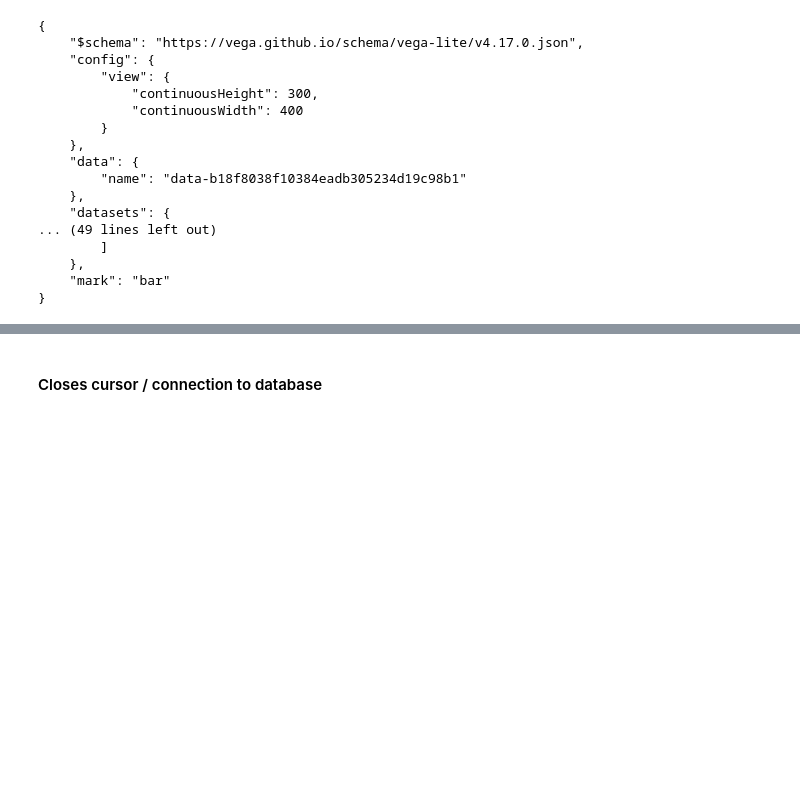
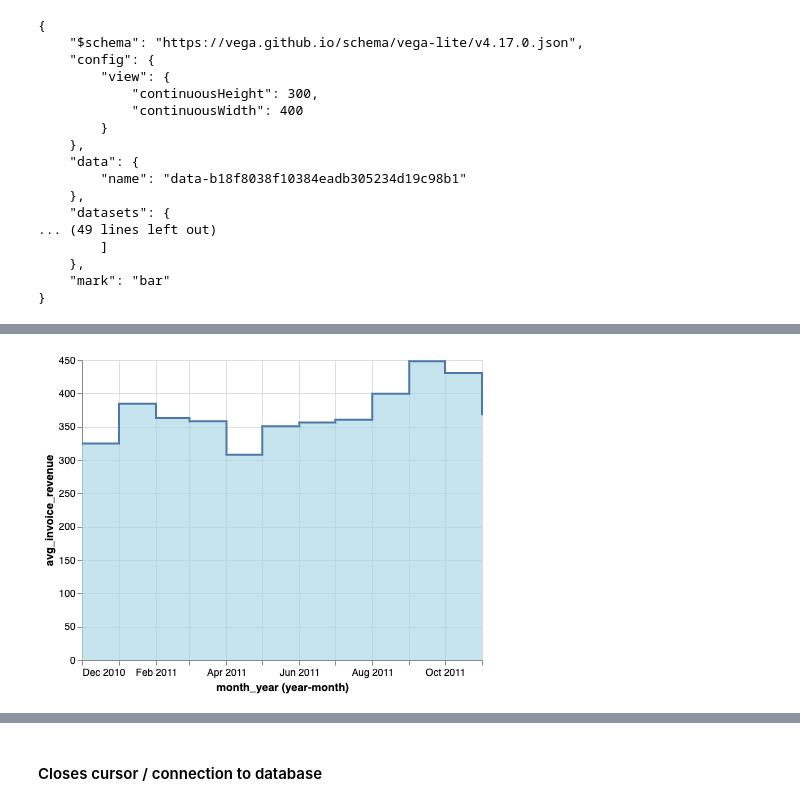
Before and after one commit to paulina-marron/Basis, a Jupyter notebook: ecommerce_analysis.ipynb, the cells around one changed output, grey strips where cells are left out. Cells and saved outputs as stored; diff of their text form; code cells hidden in the pictures; blank space fills up the shorter version.

```diff
--- a/ecommerce_analysis.ipynb
+++ b/ecommerce_analysis.ipynb
@@ -502,0 +462,4 @@ print(json.dumps(parsed, indent=4, sort_keys=True))
+# %%
+Image(filename='monthlyavginvoicerev.png')
+# %% [output]
+[figure, added]
```
Also changed, not shown: parts of 35 cells of this notebook.
